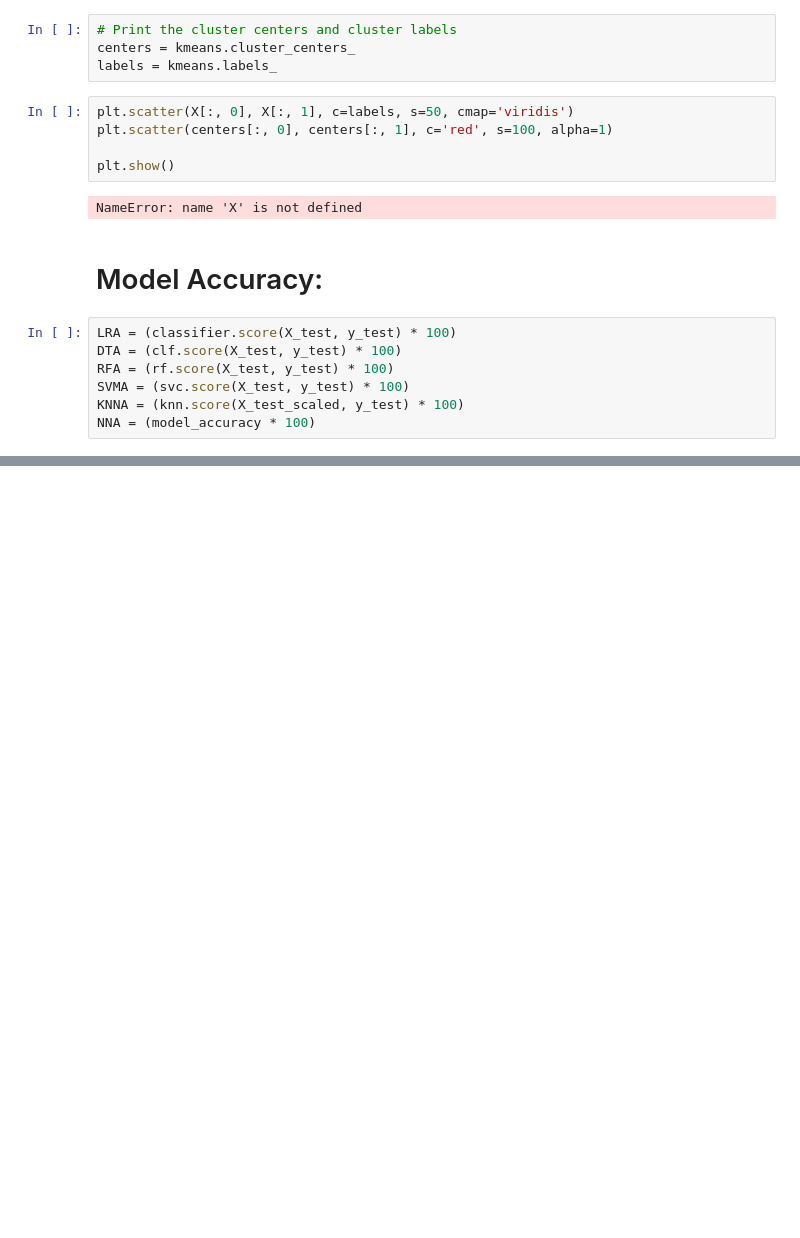
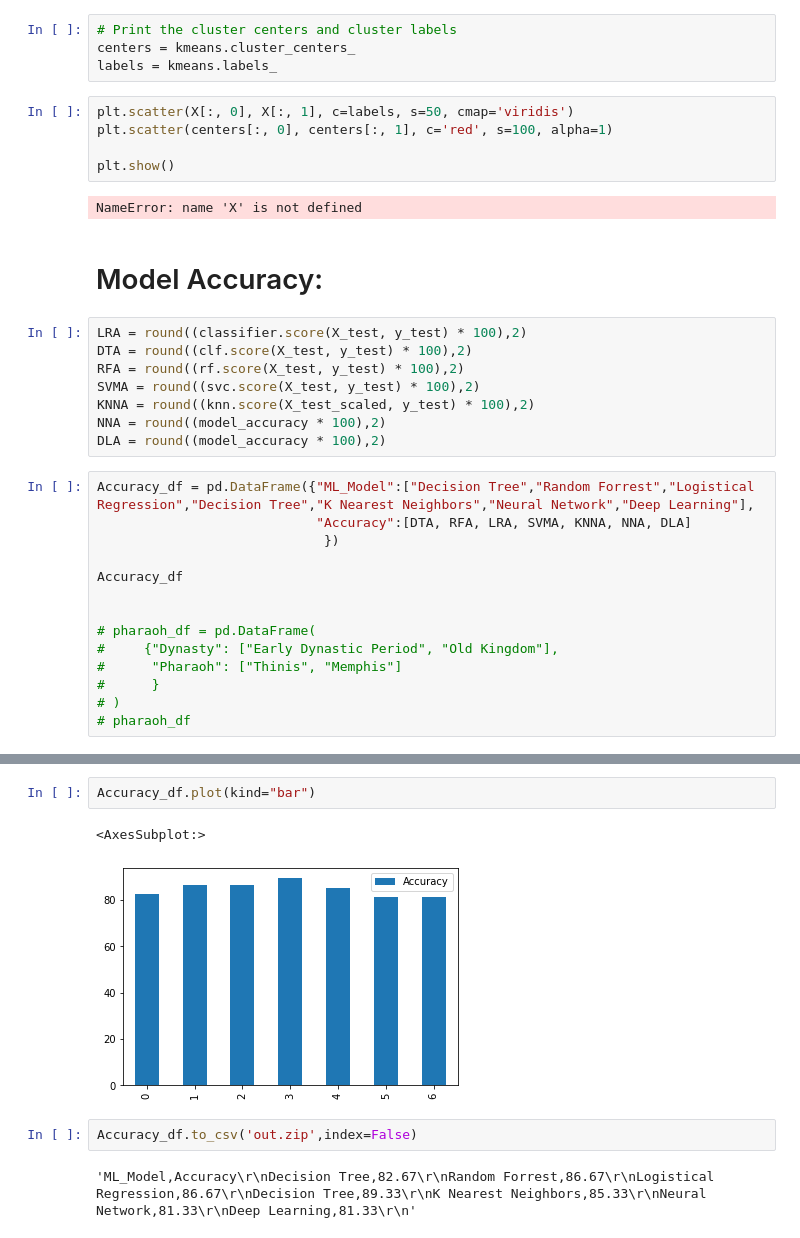
Before and after one commit to trevorguleserian/FinalProject, a Jupyter notebook: HeartFailure.ipynb, the cells around one changed output, grey strips where cells are left out. Cells and saved outputs as stored; diff of their text form; blank space fills up the shorter version.

```diff
--- a/HeartFailure.ipynb
+++ b/HeartFailure.ipynb
@@ -495,9 +496,24 @@ NameError: name 'X' is not defined
 # %% [markdown]
 # Model Accuracy:
 # %%
-LRA = (classifier.score(X_test, y_test) * 100)
-DTA = (clf.score(X_test, y_test) * 100)
-RFA = (rf.score(X_test, y_test) * 100)
-SVMA = (svc.score(X_test, y_test) * 100)
-KNNA = (knn.score(X_test_scaled, y_test) * 100)
-NNA = (model_accuracy * 100)
+LRA = round((classifier.score(X_test, y_test) * 100),2)
+DTA = round((clf.score(X_test, y_test) * 100),2)
+RFA = round((rf.score(X_test, y_test) * 100),2)
+SVMA = round((svc.score(X_test, y_test) * 100),2)
+KNNA = round((knn.score(X_test_scaled, y_test) * 100),2)
+NNA = round((model_accuracy * 100),2)
+DLA = round((model_accuracy * 100),2)
+# %%
+Accuracy_df = pd.DataFrame({"ML_Model":["Decision Tree","Random Forrest","Logistical Regression","Decision Tree","K Nearest Neighbors","Neural Network","Deep Learning"],
+                            "Accuracy":[DTA, RFA, LRA, SVMA, KNNA, NNA, DLA]
+                             })
+
+Accuracy_df
+
+
+# pharaoh_df = pd.DataFrame(
+#     {"Dynasty": ["Early Dynastic Period", "Old Kingdom"],
+#      "Pharaoh": ["Thinis", "Memphis"]
+#      }
+# )
+# pharaoh_df
@@ -503,0 +529,9 @@ NNA = (model_accuracy * 100)
+# %%
+Accuracy_df.plot(kind="bar")
+# %% [output]
+<AxesSubplot:>
+[figure, added]
+# %%
+Accuracy_df.to_csv('out.zip',index=False)
+# %% [output]
+'ML_Model,Accuracy\r\nDecision Tree,82.67\r\nRandom Forrest,86.67\r\nLogistical Regression,86.67\r\nDecision Tree,89.33\r\nK Nearest Neighbors,85.33\r\nNeural Network,81.33\r\nDeep Learning,81.33\r\n'
```
Also changed, not shown: parts of 10 cells of this notebook, 1 other file.
